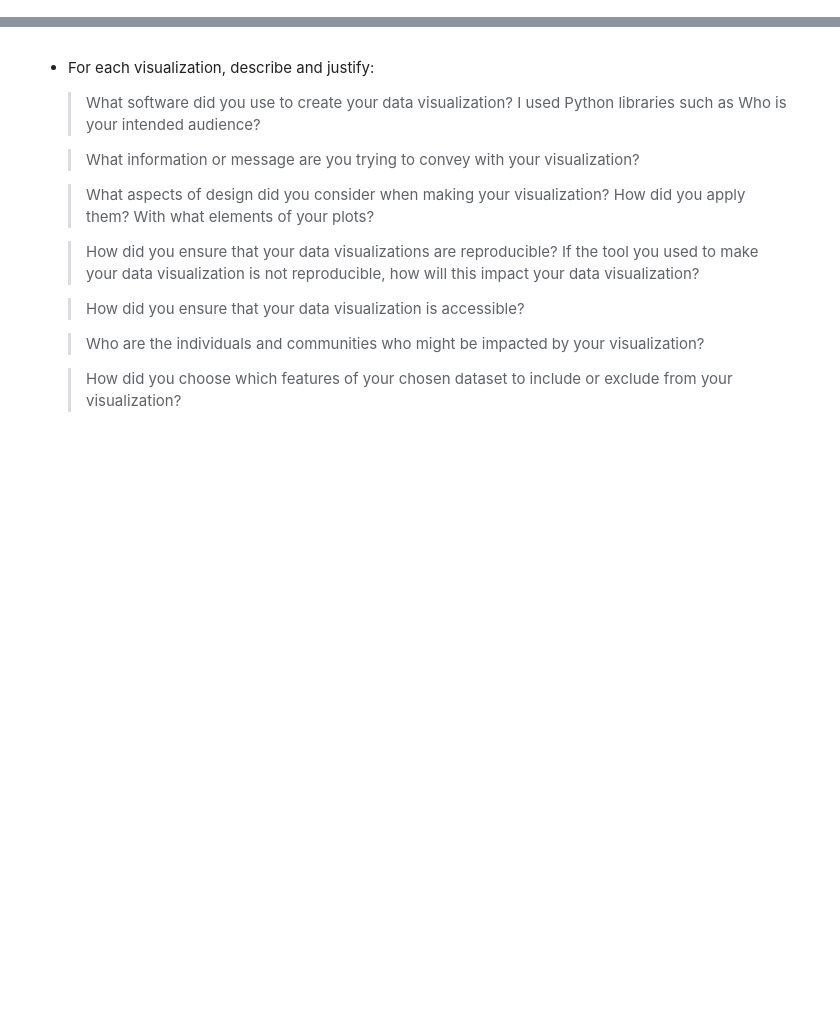
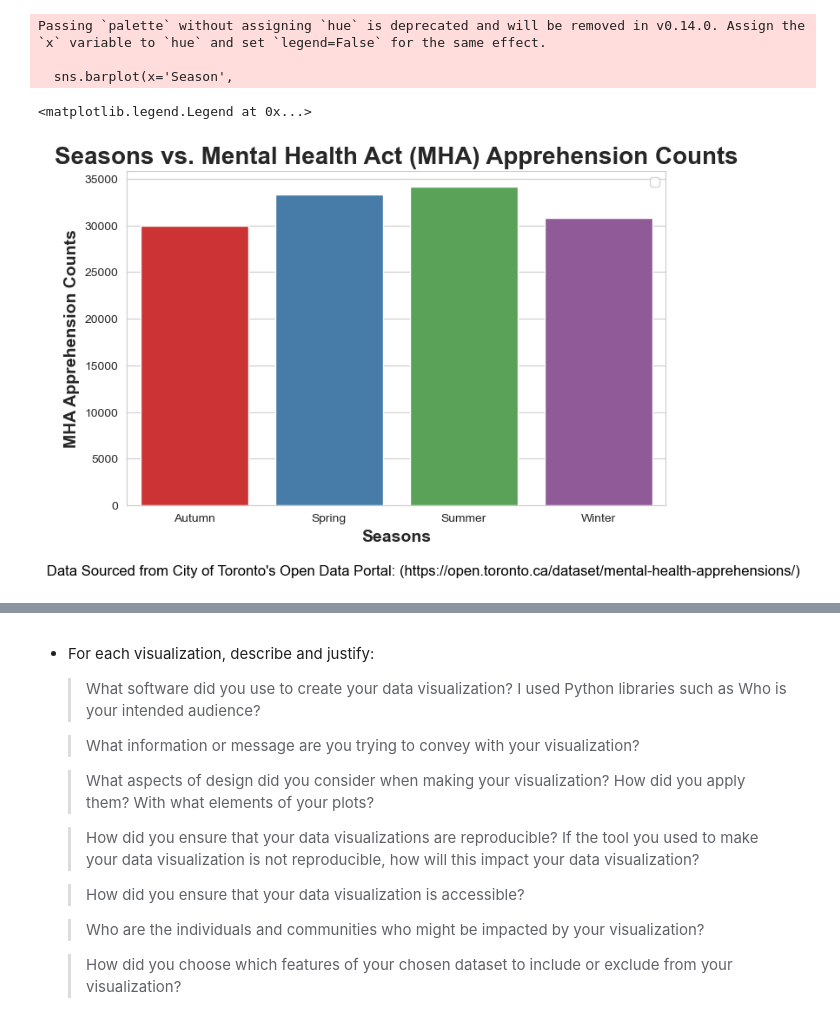
Before and after one commit to chloeyli/visualization, a Jupyter notebook: 02_activities/assignments/assignment_3.ipynb, the cells around one changed output, grey strips where cells are left out. Drawn from its saved outputs; the diff is of its cells as text; code cells hidden in the pictures; blank space fills up the shorter version.

```diff
--- a/02_activities/assignments/assignment_3.ipynb
+++ b/02_activities/assignments/assignment_3.ipynb
@@ -73,0 +228,11 @@ counts_df.isnull()
+# %%
+# 3. extracting season
+counts_df['Season'] = counts_df['Month'].map({
+    12:'Winter', 1:'Winter', 2:'Winter',
+    3:'Spring', 4:'Spring', 5:'Spring',
+    6:'Summer', 7:'Summer', 8:'Summer',
+    9:'Autumn', 10:'Autumn', 11:'Autumn'
+})
+
+# can't use .sum() here because the Season column is strings
+season_counts = counts_df.groupby('Season').size().reset_index(name = 'Count')
@@ -73,0 +247,32 @@ counts_df.isnull()
+# %%
+plt.figure(figsize=(8,5))
+
+sns.barplot(x='Season',
+            y='Count',
+            data = season_counts,
+            palette = 'Set1')
+
+plt.title("Seasons vs. Mental Health Act (MHA) Apprehension Counts",
+          fontweight = 'bold',
+          fontsize = 20)
+
+plt.xlabel("Seasons",
+           fontweight = 'bold',
+           fontsize = 14)
+
+plt.ylabel("MHA Apprehension Counts",
+           fontweight = 'bold',
+           fontsize = 14)
+
+plt.figtext(0.01, -0.05,
+         "Data Sourced from City of Toronto's Open Data Portal: (https://open.toronto.ca/dataset/mental-health-apprehensions/)",
+         fontsize = 12,
+         color = 'black')
+
+plt.legend(loc = 'upper right')
+# %% [output]
+Passing `palette` without assigning `hue` is deprecated and will be removed in v0.14.0. Assign the `x` variable to `hue` and set `legend=False` for the same effect.
+
+  sns.barplot(x='Season',
+<matplotlib.legend.Legend at 0x...>
+[figure, added]
```
Also changed, not shown: parts of 16 cells of this notebook, 5 other files.
